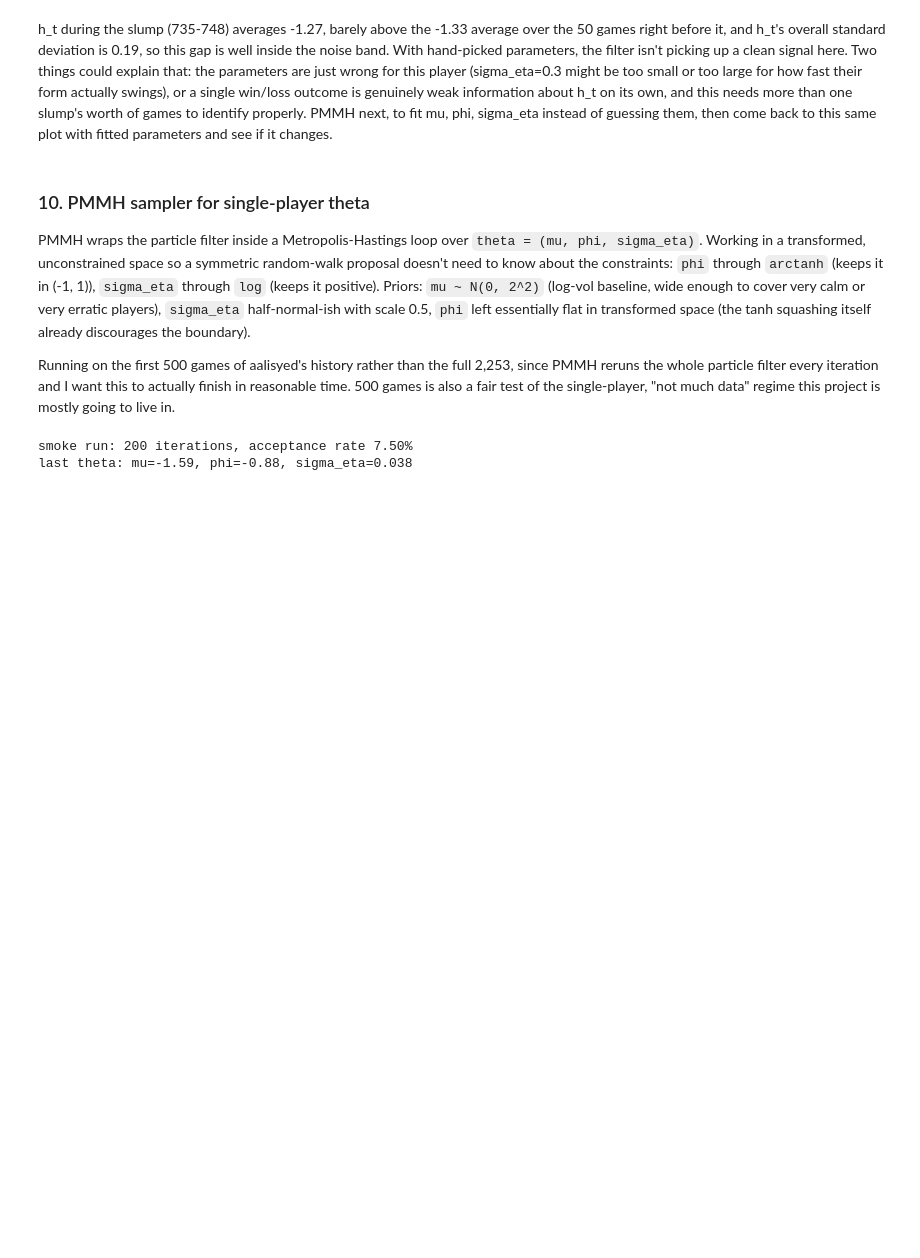
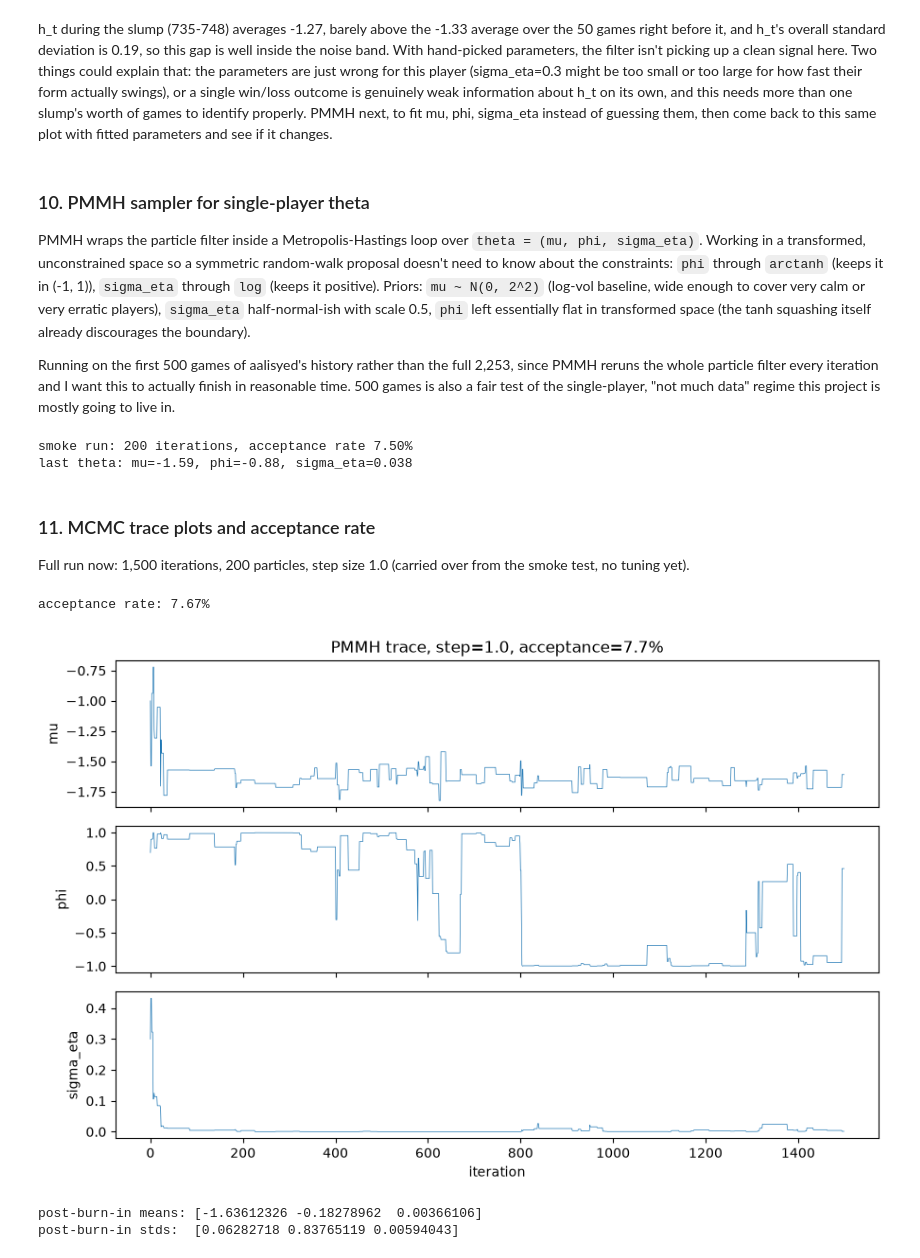
Before and after one commit to arjunsk9876/elo-sense, a Jupyter notebook: notebooks/elosense_v4.ipynb, the cells around one changed output. Saved outputs shown, nothing was run; the diff lists cells and outputs as text; code cells hidden in the pictures; blank space fills up the shorter version.

Commit message:
Add MCMC trace plots and acceptance rate tracking (W3)

```diff
--- a/notebooks/elosense_v4.ipynb
+++ b/notebooks/elosense_v4.ipynb
@@ -393,3 +393,30 @@ print(f"last theta: mu={chain_smoke[-1,0]:.2f}, phi={chain_smoke[-1,1]:.2f}, sig
 # %% [output]
 smoke run: 200 iterations, acceptance rate 7.50%
 last theta: mu=-1.59, phi=-0.88, sigma_eta=0.038
+# %% [markdown]
+### 11. MCMC trace plots and acceptance rate
+
+Full run now: 1,500 iterations, 200 particles, step size 1.0 (carried over from the smoke test, no tuning yet).
+# %%
+chain, acc = pmmh(x_aalisyed_500, n_iter=1500, n_particles=200, theta0=(-1.0, 0.7, 0.3), step=1.0, seed=1)
+print(f"acceptance rate: {acc:.2%}")
+
+fig, axes = plt.subplots(3, 1, figsize=(9, 6), sharex=True)
+labels = ["mu", "phi", "sigma_eta"]
+for i, ax in enumerate(axes):
+    ax.plot(chain[:, i], lw=0.5)
+    ax.set_ylabel(labels[i])
+axes[-1].set_xlabel("iteration")
+axes[0].set_title(f"PMMH trace, step=1.0, acceptance={acc:.1%}")
+plt.tight_layout()
+plt.savefig("../images/v4_pmmh_trace_wide_step.png", dpi=120)
+plt.show()
+
+burn = 300
+print("post-burn-in means:", chain[burn:].mean(axis=0))
+print("post-burn-in stds: ", chain[burn:].std(axis=0))
+# %% [output]
+acceptance rate: 7.67%
+[figure, added]
+post-burn-in means: [-1.63612326 -0.18278962  0.00366106]
+post-burn-in stds:  [0.06282718 0.83765119 0.00594043]
```
Also changed, not shown: parts of 1 cell of this notebook, 1 other file.
